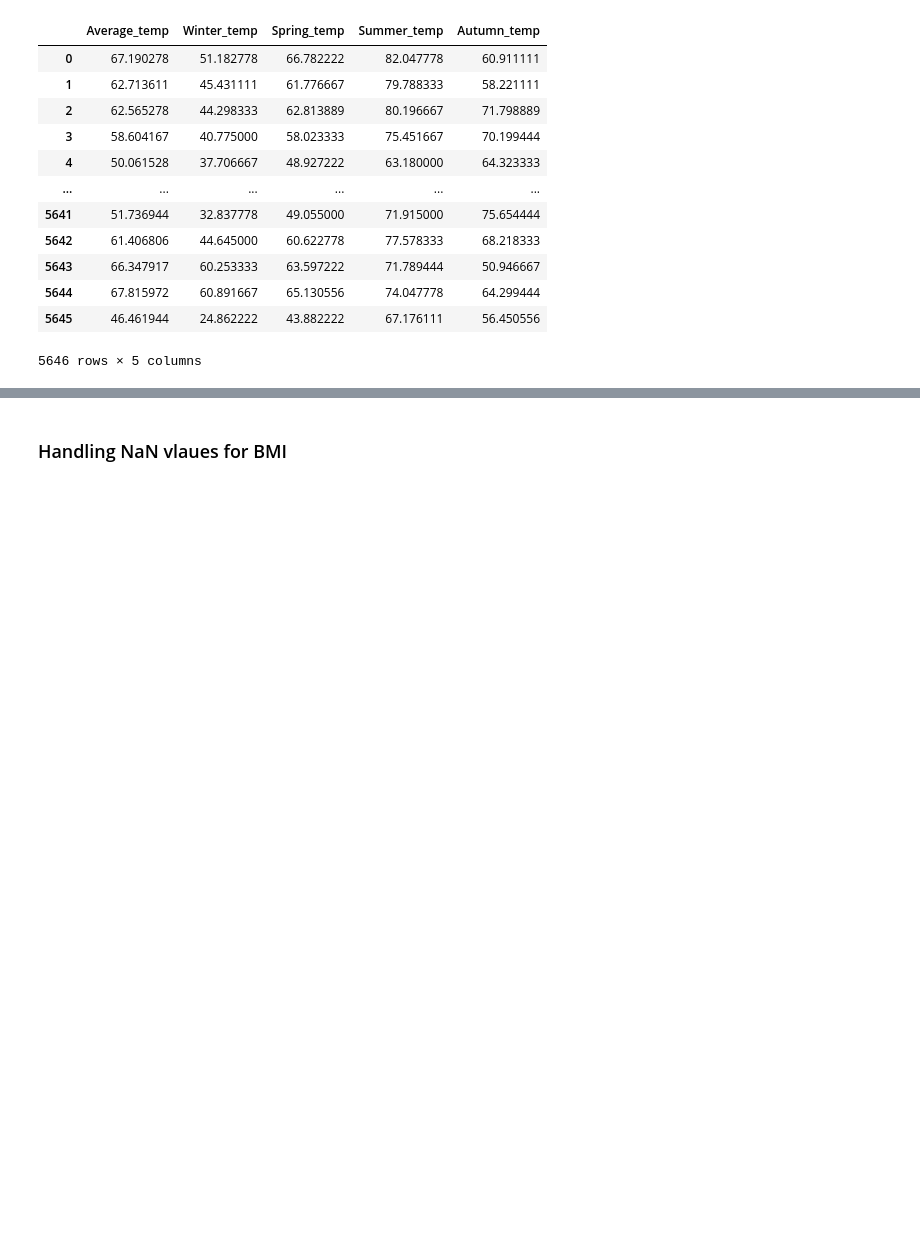
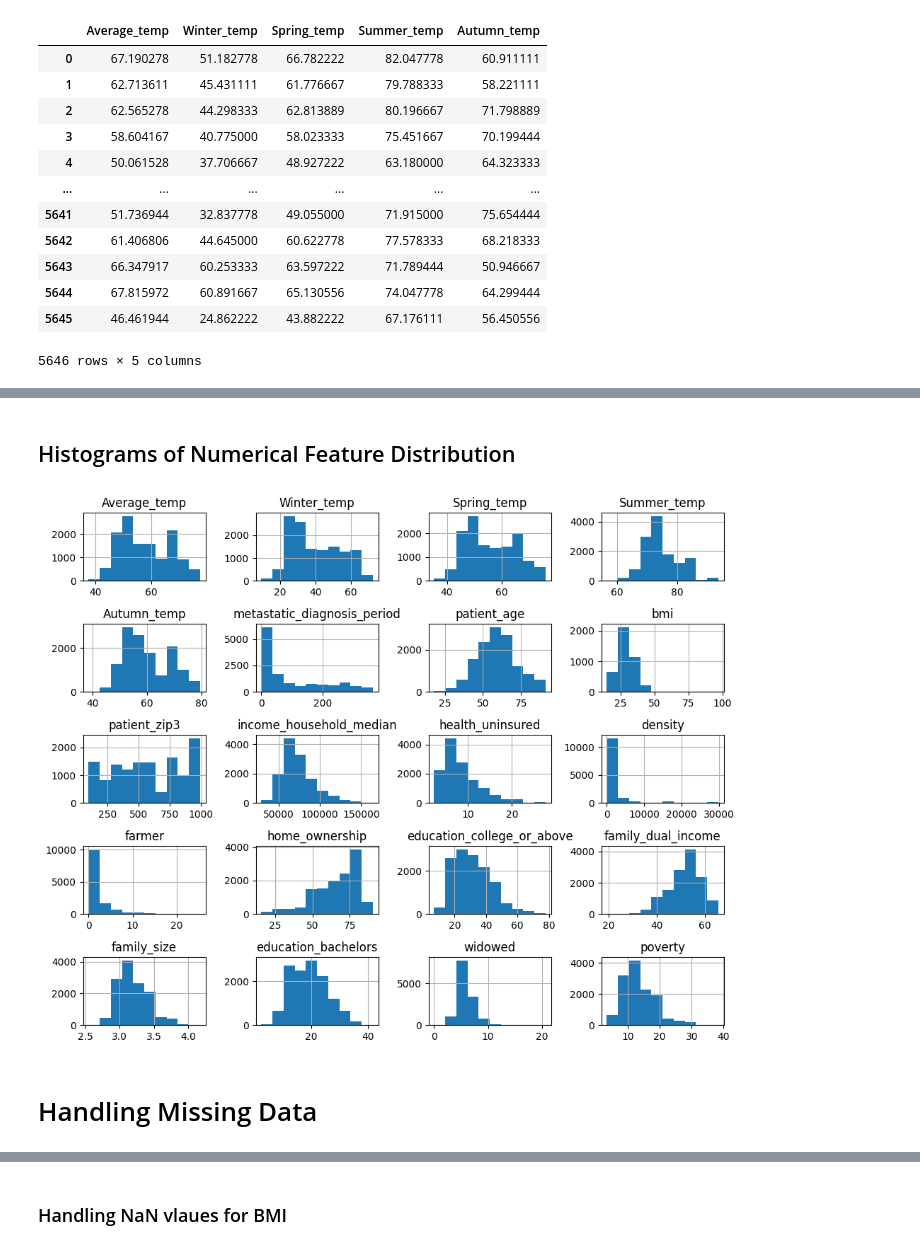
Before and after one commit to Sobiii/CancerMetastasisPrediction---Ensemble_ML_Techniques, a Jupyter notebook: CancerMetastasis_2024.ipynb, the cells around one changed output, grey strips where cells are left out. Drawn from its saved outputs; the diff is of its cells as text; code cells hidden in the pictures; blank space fills up the shorter version.

```diff
--- a/CancerMetastasis_2024.ipynb
+++ b/CancerMetastasis_2024.ipynb
@@ -459 +458,12 @@ Test
+# %% [markdown]
+## Histograms of Numerical Feature Distribution
+# %%
+# Histograms for numerical features
+Train.hist(figsize=(10, 8))
+plt.tight_layout()
+plt.show()
+# %% [output]
+[figure, added]
+# %% [markdown]
+# Handling Missing Data
 # %%
```
Also changed, not shown: parts of 137 cells of this notebook.
